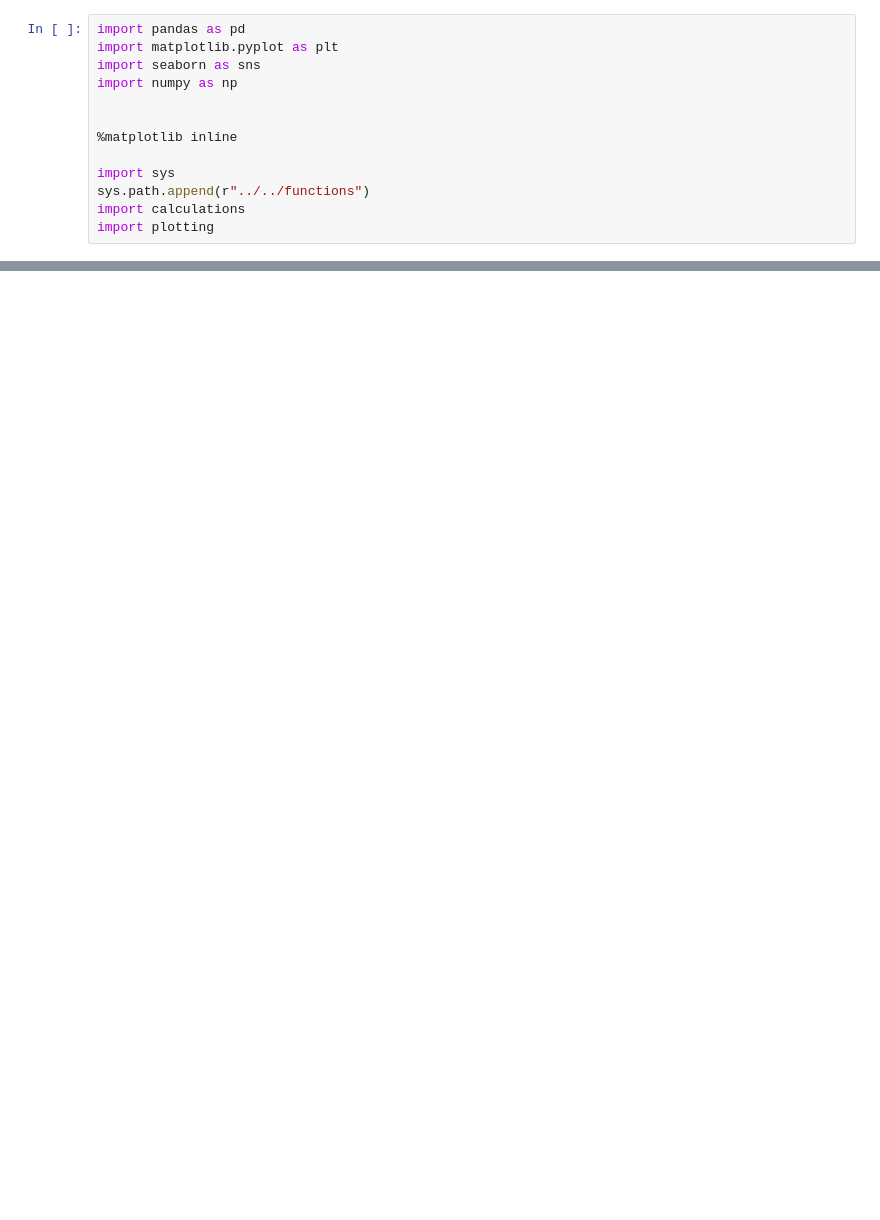
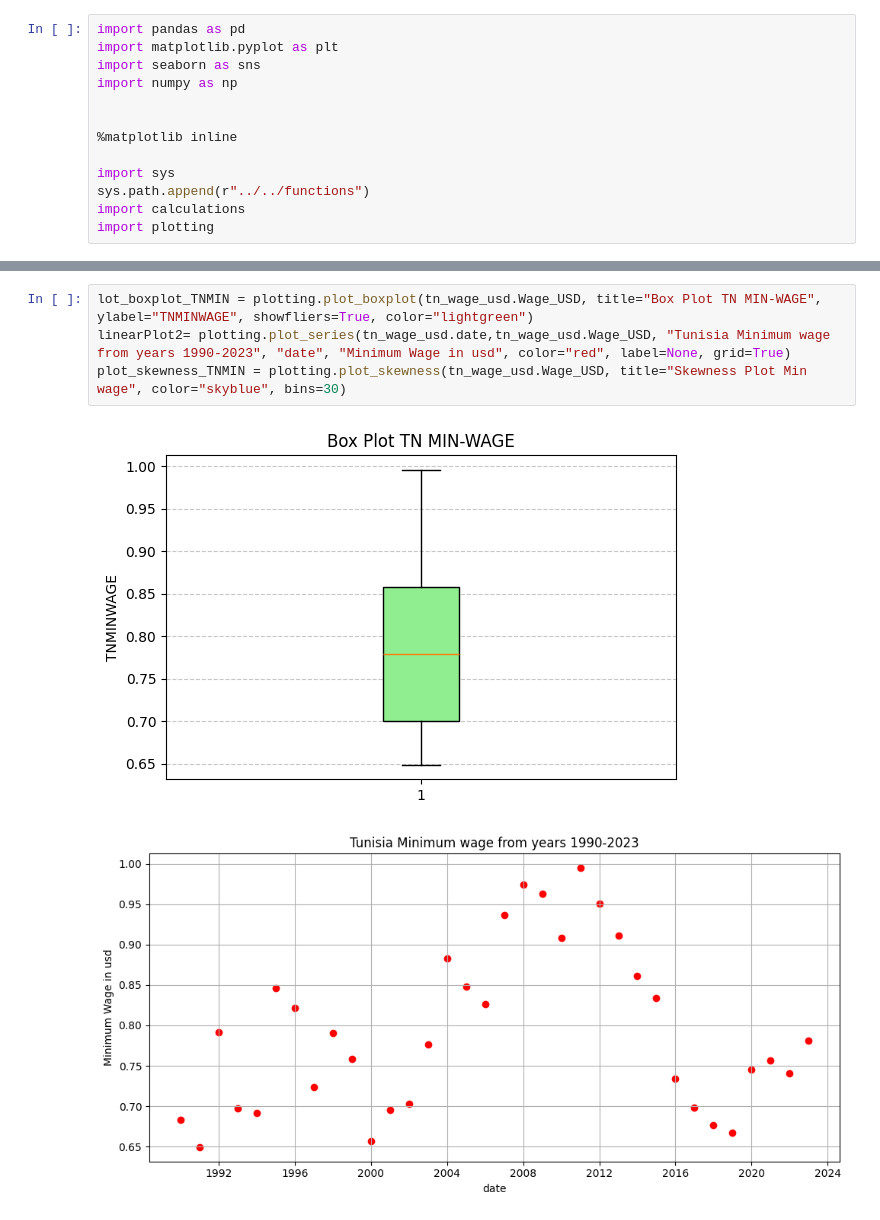
Before and after one commit to Maryem-Harmessi/BonusExercise, a Jupyter notebook: Data/TUNISIA/Tunisia-analytics.ipynb, the cells around one changed output, grey strips where cells are left out. Saved outputs shown, nothing was run; the diff lists cells and outputs as text; blank space fills up the shorter version.

```diff
--- a/Data/TUNISIA/Tunisia-analytics.ipynb
+++ b/Data/TUNISIA/Tunisia-analytics.ipynb
@@ -130,0 +171,7 @@ print(f"Quartiles = {quartiles_TNGDP}")
+# %%
+lot_boxplot_TNMIN = plotting.plot_boxplot(tn_wage_usd.Wage_USD, title="Box Plot TN MIN-WAGE", ylabel="TNMINWAGE", showfliers=True, color="lightgreen")
+linearPlot2= plotting.plot_series(tn_wage_usd.date,tn_wage_usd.Wage_USD, "Tunisia Minimum wage from years 1990-2023", "date", "Minimum Wage in usd", color="red", label=None, grid=True)
+plot_skewness_TNMIN = plotting.plot_skewness(tn_wage_usd.Wage_USD, title="Skewness Plot Min wage", color="skyblue", bins=30)
+# %% [output]
+[figure, added]
+[figure, added]
```
Also changed, not shown: parts of 12 cells of this notebook, 3 other files.
